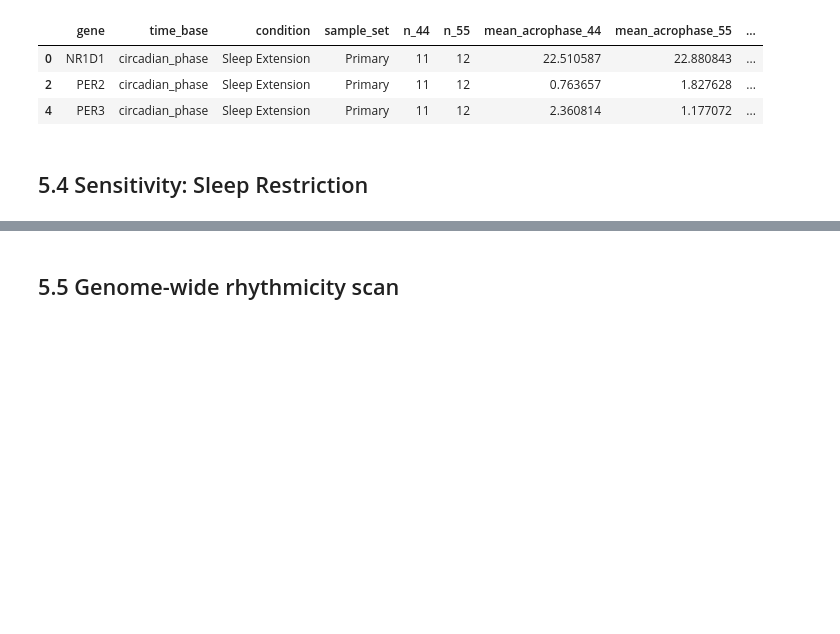
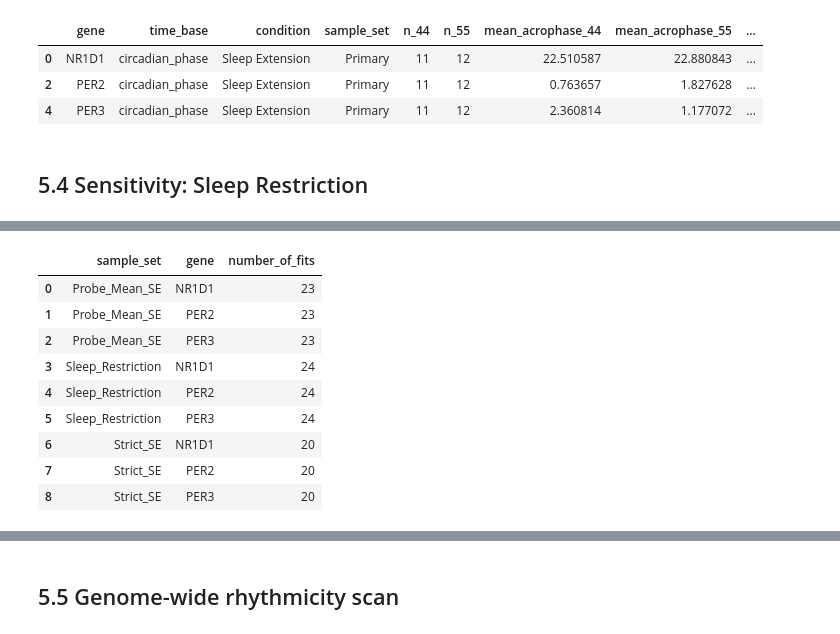
Before and after one commit to CKmellow/per3-genotype-clock-gene-timing, a Jupyter notebook: notebooks/PER3_clock_timing.ipynb, the cells around one changed output, grey strips where cells are left out. Cells and saved outputs as stored; diff of their text form; code cells hidden in the pictures; blank space fills up the shorter version.

```diff
--- a/notebooks/PER3_clock_timing.ipynb
+++ b/notebooks/PER3_clock_timing.ipynb
@@ -987,0 +1194,80 @@ Circadian-phase comparison results saved.
+# %%
+# Prepare phase-analysis datasets using the shared selection rules
+
+phase_sensitivity_settings = {
+    "Strict_SE": {
+        "condition": "Sleep Extension",
+        "strict": True,
+        "collapse": "max_mean"
+    },
+    "Sleep_Restriction": {
+        "condition": "Sleep Restriction",
+        "strict": False,
+        "collapse": "max_mean"
+    },
+    "Probe_Mean_SE": {
+        "condition": "Sleep Extension",
+        "strict": False,
+        "collapse": "mean"
+    }
+}
+
+phase_sensitivity_fits = []
+
+for sample_set, settings in phase_sensitivity_settings.items():
+
+    # Select participants with valid circadian-phase measurements
+    phase_meta = data.analysis_samples(
+        condition=settings["condition"],
+        strict=settings["strict"],
+        for_phase_analysis=True
+    )
+
+    # Load expression using the specified probe-selection method
+    phase_data = data.load_clock_genes(
+        collapse=settings["collapse"]
+    )
+
+    # Keep only the selected samples and research genes
+    phase_ids = phase_meta["sample_id"].unique()
+
+    phase_data = phase_data[
+        (phase_data["sample_id"].isin(phase_ids)) &
+        (phase_data["gene"].isin(genes_of_interest))
+    ].copy()
+
+    # Fit one model per participant and gene using circadian phase
+    fits = rhythm.fit_subject_cosinors(
+        phase_data,
+        time_col="circadian_phase_h",
+        genes=genes_of_interest,
+        period=24.0,
+        min_points=4
+    )
+
+    fits["time_base"] = "circadian_phase"
+    fits["sample_set"] = sample_set
+
+    phase_sensitivity_fits.append(fits)
+
+    print(
+        f"{sample_set}: "
+        f"{phase_meta['subject'].nunique()} participants, "
+        f"{len(fits)} fits"
+    )
+
+# Combine all phase sensitivity fits
+phase_sensitivity_acrophases = pd.concat(
+    phase_sensitivity_fits,
+    ignore_index=True
+)
+
+print("\nTotal phase sensitivity fits:",
+      len(phase_sensitivity_acrophases))
+
+display(
+    phase_sensitivity_acrophases.groupby(
+        ["sample_set", "gene"]
+    ).size().rename("number_of_fits").reset_index()
+)
+# %% [output]
@@ -987,0 +1279,10 @@ Circadian-phase comparison results saved.
+|  | sample_set | gene | number_of_fits |
+| 0 | Probe_Mean_SE | NR1D1 | 23 |
+| 1 | Probe_Mean_SE | PER2 | 23 |
+| 2 | Probe_Mean_SE | PER3 | 23 |
+| 3 | Sleep_Restriction | NR1D1 | 24 |
+| 4 | Sleep_Restriction | PER2 | 24 |
+| 5 | Sleep_Restriction | PER3 | 24 |
+| 6 | Strict_SE | NR1D1 | 20 |
+| 7 | Strict_SE | PER2 | 20 |
+| 8 | Strict_SE | PER3 | 20 |
```
Also changed, not shown: parts of 14 cells of this notebook.
